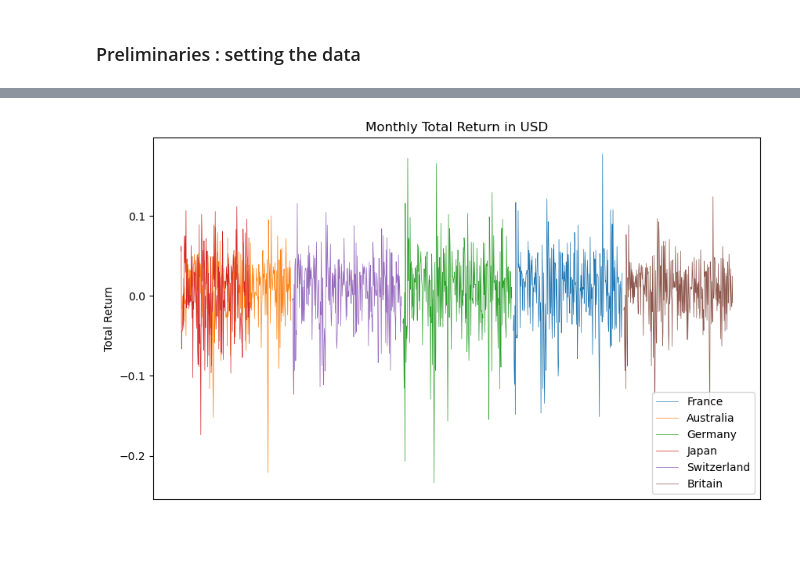
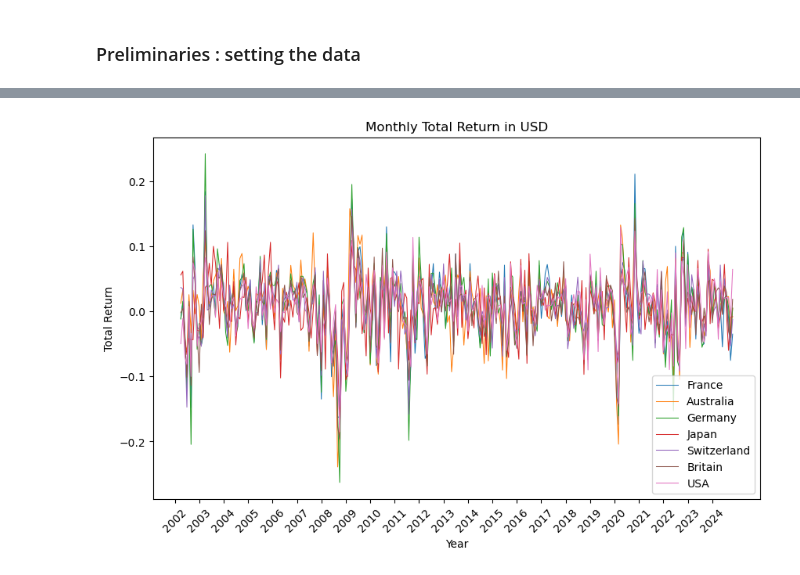
Before and after one commit to pherb127/Investments-Data, a Jupyter notebook: Investments.ipynb, the cells around one changed output, grey strips where cells are left out. Cells and saved outputs as stored; diff of their text form; code cells hidden in the pictures; blank space fills up the shorter version.

```diff
--- a/Investments.ipynb
+++ b/Investments.ipynb
@@ -54,6 +70,21 @@ germany = world_data[world_data.country == 'GERMANY'].drop(columns=['country','f
 japan = world_data[world_data.country == 'JAPAN'].drop(columns=['country','fic']).rename(columns={'mportret': 'monthly_total_return', 'mportretx': 'monthly_price_return'})
 switzerland = world_data[world_data.country == 'SWITZERLAND'].drop(columns=['country','fic']).rename(columns={'mportret': 'monthly_total_return', 'mportretx': 'monthly_price_return'})
 britain = world_data[world_data.country == 'UNITED KINGDOM'].drop(columns=['country','fic']).rename(columns={'mportret': 'monthly_total_return', 'mportretx': 'monthly_price_return'})
+
+# Load the stocks for the US
+usa = pd.read_csv('./data/crsp_value_weighted_returns.csv', sep=';').rename(columns={'vwretx': 'monthly_price_return', 'vwretd': 'monthly_total_return'})
 # %%
-japan['date'] = (pd.to_datetime(japan['date']) + pd.to_timedelta(1, unit='D')).astype(str)
-japan.head()
+# adjust dates
+aud_to_usd['observation_date'] = (pd.to_datetime(aud_to_usd['observation_date']) - pd.DateOffset(months=1)).dt.strftime('%Y-%m')
+eur_to_usd['observation_date'] = (pd.to_datetime(eur_to_usd['observation_date']) - pd.DateOffset(months=1)).dt.strftime('%Y-%m')
+jpy_to_usd['observation_date'] = (pd.to_datetime(jpy_to_usd['observation_date']) - pd.DateOffset(months=1)).dt.strftime('%Y-%m')
+chf_to_usd['observation_date'] = (pd.to_datetime(chf_to_usd['observation_date']) - pd.DateOffset(months=1)).dt.strftime('%Y-%m')
+gbp_to_usd['observation_date'] = (pd.to_datetime(gbp_to_usd['observation_date']) - pd.DateOffset(months=1)).dt.strftime('%Y-%m')
+
+australia['date'] = pd.to_datetime(australia['date']).dt.strftime('%Y-%m')
+france['date'] = pd.to_datetime(france['date']).dt.strftime('%Y-%m')
+japan['date'] = pd.to_datetime(japan['date']).dt.strftime('%Y-%m')
+germany['date'] = pd.to_datetime(germany['date']).dt.strftime('%Y-%m')
+switzerland['date'] = pd.to_datetime(switzerland['date']).dt.strftime('%Y-%m')
+usa['date'] = pd.to_datetime(usa['date']).dt.strftime('%Y-%m')
+britain['date'] = pd.to_datetime(britain['date']).dt.strftime('%Y-%m')
@@ -188,17 +139,29 @@ britain
 # %%
-import matplotlib.pyplot as plt
+import matplotlib.dates as mdates
+
+france['date'] = pd.to_datetime(france['date'])
+australia['date'] = pd.to_datetime(australia['date'])
+germany['date'] = pd.to_datetime(germany['date'])
+japan['date'] = pd.to_datetime(japan['date'])
+switzerland['date'] = pd.to_datetime(switzerland['date'])
+britain['date'] = pd.to_datetime(britain['date'])
+usa['date'] = pd.to_datetime(usa['date'])
 
 plt.figure(figsize=(10,6))
-plt.plot(france['monthly_total_return_USD'], label='France', linestyle='-', linewidth=0.5)
-plt.plot(australia['monthly_total_return_USD'], label='Australia', linestyle='-', linewidth=0.5)
-plt.plot(germany['monthly_total_return_USD'], label='Germany', linestyle='-', linewidth=0.5)
-plt.plot(japan['monthly_total_return_USD'], label='Japan', linestyle='-', linewidth=0.5)
-plt.plot(switzerland['monthly_total_return_USD'], label='Switzerland', linestyle='-', linewidth=0.5)
-plt.plot(britain['monthly_total_return_USD'], label='Britain', linestyle='-', linewidth=0.5)
+plt.plot(france['date'], france['monthly_total_return_USD'], label='France', linestyle='-', linewidth=0.75)
+plt.plot(australia['date'], australia['monthly_total_return_USD'], label='Australia', linestyle='-', linewidth=0.75)
+plt.plot(germany['date'], germany['monthly_total_return_USD'], label='Germany', linestyle='-', linewidth=0.75)
+plt.plot(japan['date'], japan['monthly_total_return_USD'], label='Japan', linestyle='-', linewidth=0.75)
+plt.plot(switzerland['date'], switzerland['monthly_total_return_USD'], label='Switzerland', linestyle='-', linewidth=0.75)
+plt.plot(britain['date'], britain['monthly_total_return_USD'], label='Britain', linestyle='-', linewidth=0.75)
+plt.plot(usa['date'], usa['monthly_total_return'], label='USA', linestyle='-', linewidth=0.75)  # Added USA to the plot
+years = [pd.to_datetime(str(year)) for year in range(2002, 2025)]
+plt.xticks(years, rotation=45)
+plt.gca().xaxis.set_major_formatter(mdates.DateFormatter('%Y'))
 plt.legend()
 plt.title('Monthly Total Return in USD')
+plt.xlabel('Year')
 plt.ylabel('Total Return')
-plt.xticks([])
 plt.show()
 # %% [output]
-[figure, old version]
+[figure, new version]
```
Also changed, not shown: parts of 23 cells of this notebook, 16 other files.
